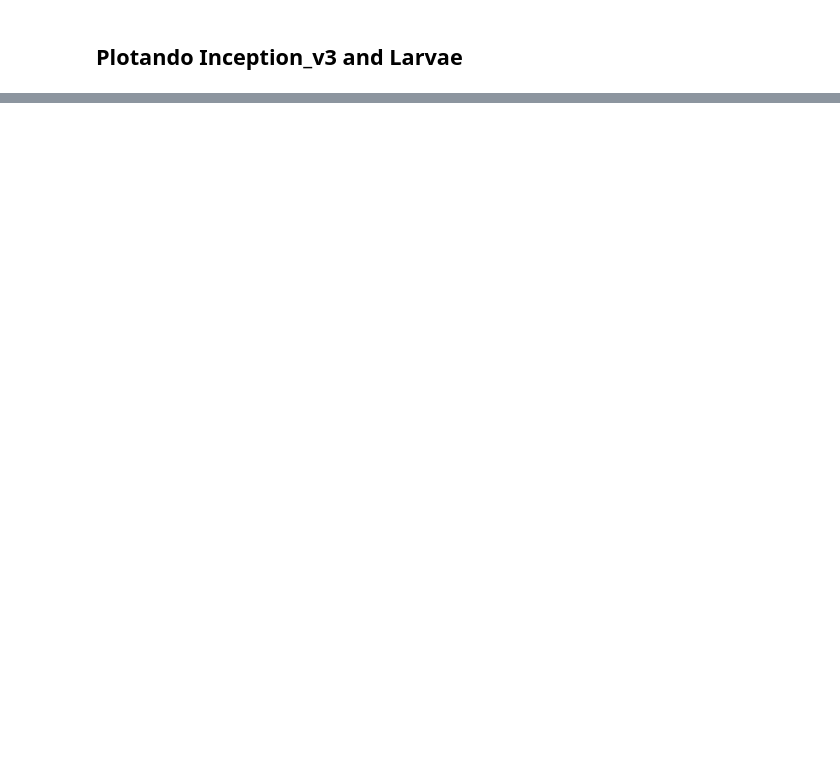
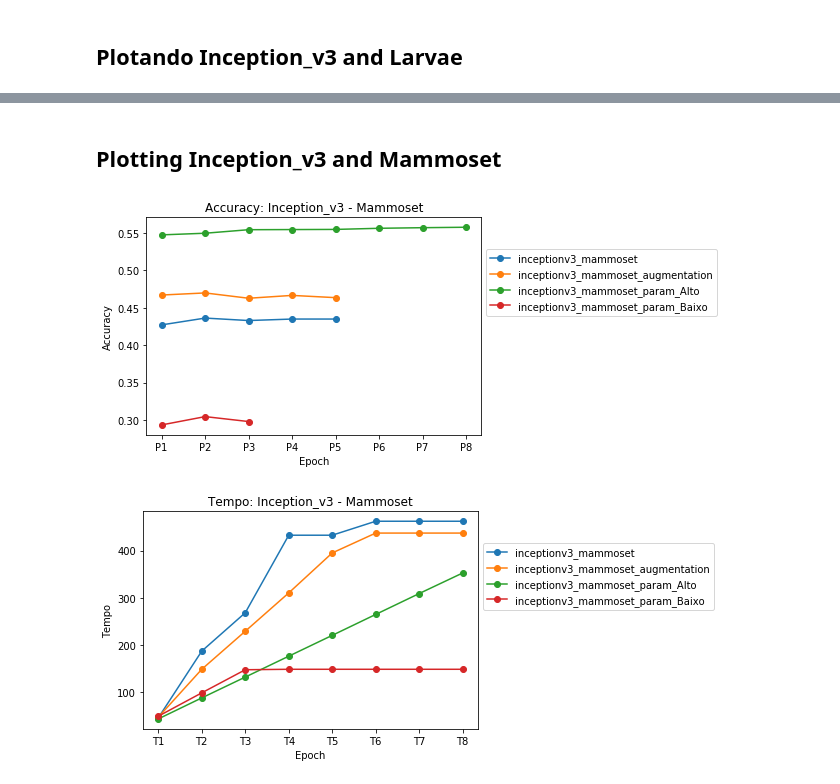
Before and after one commit to ViniciusLavorte/Python, a Jupyter notebook: Analise_TCC.ipynb, the cells around one changed output, grey strips where cells are left out. Cells and saved outputs as stored; diff of their text form; code cells hidden in the pictures; blank space fills up the shorter version.

```diff
--- a/Analise_TCC.ipynb
+++ b/Analise_TCC.ipynb
@@ -81,0 +140,20 @@ plt.show()
+# %%
+# Precisão Inception_v3 e Mammoset
+b = base.loc[(base.Amostra_Dados == 'mammoset') & (base.Rede == 'Inception_v3'),Precisao]
+bt = b.T
+bt.columns = bt.iloc[0]
+bt = bt.drop(['Pasta'])
+bt_row = ['P1','P2','P3','P4','P5','P6','P7','P8','P_Final']
+bt.index = bt_row
+#bt = bt.fillna(bt.iloc[1:,].mean())
+
+
+# Tempo Inception_v3 e Mammoset
+c = base.loc[(base.Amostra_Dados == 'mammoset') & (base.Rede == 'Inception_v3'),Tempo]
+ct = c.T
+ct.columns = ct.iloc[0]
+ct = ct.drop(['Pasta'])
+ct_row = ['T1','T2','T3','T4','T5','T6','T7','T8','T_Final']
+ct.index =  ct_row
+ct = ct.fillna(ct.iloc[-1,:])
+ct
@@ -81,0 +171,20 @@ plt.show()
+# %% [markdown]
+## Plotting Inception_v3 and Mammoset
+# %%
+# Plotando as saídas de Accuracia e tempo
+plt.plot(bt.iloc[:-1,:],marker ='o')
+plt.title('Accuracy: Inception_v3 - Mammoset')
+plt.legend(bt.columns,loc='center left', bbox_to_anchor=(1, 0.7))
+plt.ylabel('Accuracy')
+plt.xlabel('Epoch')
+plt.show()
+
+plt.plot(ct.iloc[:-1,:],marker ='o')
+plt.title('Tempo: Inception_v3 - Mammoset')
+plt.legend(bt.columns,loc='center left', bbox_to_anchor=(1, 0.7))
+plt.ylabel('Tempo')
+plt.xlabel('Epoch')
+plt.show()
+# %% [output]
+[figure, added]
+[figure, added]
```
Also changed, not shown: parts of 7 cells of this notebook, 3 other files.
